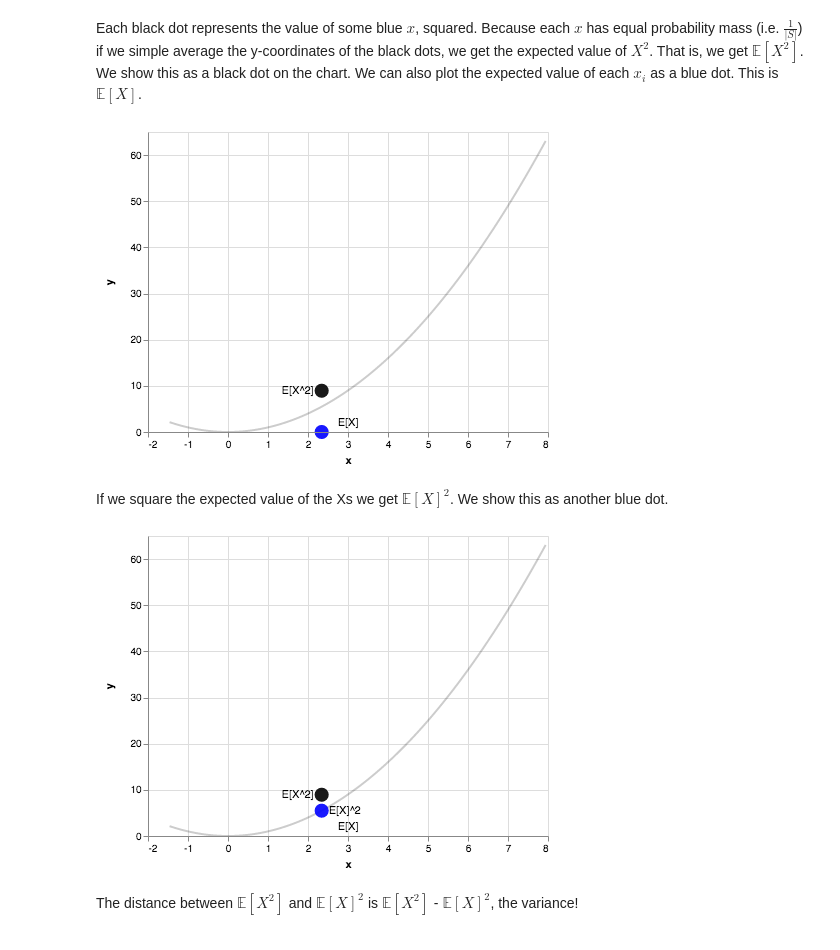
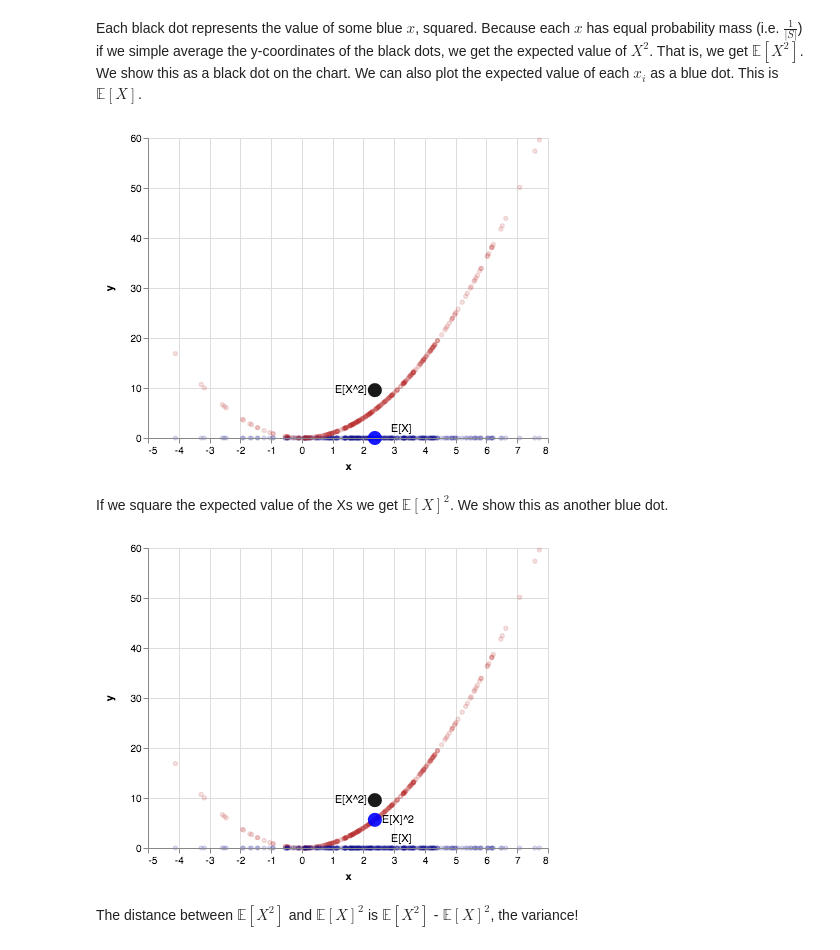
Before and after one commit to AbeHandler/variance, a Jupyter notebook: viz.ipynb, the cells around one changed output. Saved outputs shown, nothing was run; the diff lists cells and outputs as text; code cells hidden in the pictures.

```diff
--- a/viz.ipynb
+++ b/viz.ipynb
@@ -19,23 +19,24 @@ which is expected value of $X$ squared, minus the expected square of $X$. I neve
 Let's start by drawing some data from a 1 dimensional normal with some mean and some standard deviation. I'll make a histogram to visualize the data. I'll also plot the actual data as blue dots along the x axis.
 # %%
 import numpy as np
+from helper import *
+
+
+%load_ext autoreload
+%autoreload 2
+
+
 mu, sigma = 2.5, 2 # mean and standard deviation
 N = 300
 nbins = 10
-s = [o for o in np.random.normal(mu, sigma, size=N)]
+
+s =  np.random.normal(mu, sigma, size=N)
 
 values, bins = np.histogram(s, bins=np.arange(-3, nbins + 1))
 
-dt = make_altair_object(bins, values)
+histogram = make_bar_chart(size=10, opacity=.2, X=bins, Y=values)
 
-c1 = make_bar_chart(size=10, opacity=.2, data=dt)
+x_points = make_scatter_chart(size=10, opacity=.2, X=s, Y=np.zeros(len(s)))
 
-dt = make_altair_object(s, np.zeros(len(s)))
-
-x_points = alt.Chart(dt).mark_point(size=20, opacity=.4).encode(
-        x='x:Q',  # specify ordinal data
-        y='y:Q',  # specify quantitative data
-    )
-
-c1 + x_points
+histogram + x_points
 # %% [output]
@@ -80,0 +46,6 @@ functools.reduce(lambda a,b : a+b,guide_lies + [x_points  + x2_points])
+# %%
+x2_points = make_scatter_chart(size=10, opacity=.2, X=s, Y=[i ** 2 for i in s], color="firebrick")
+
+guide_lines = make_guide_lines(s)
+
+functools.reduce(lambda a,b : a+b,guide_lines + [x_points  + x2_points])
@@ -83,12 +56,6 @@ Each black dot represents the value of some blue $x$, squared. Because each $x$
 # %%
 expectedx2 = np.mean([i ** 2 for i in s])
 
-
-def make_altair_object_labels(X, Y, L):
-        bi = []
-        for x, y, l in zip(X,Y,L):
-            bi.append({"x":x, "y":y, "label": l})
-        return alt.Data({"values" : bi})
 
 dt = make_altair_object_labels(X=[np.mean(s)], Y=[expectedx2], L=["E[X^2]"])
 
@@ -123,8 +90,8 @@ text2 = expected_x.mark_text(
     text='label:N'
 )
 
-x2 + expected_x2 + text + expected_x + text2
+x_points + expected_x2 + text + expected_x + text2 + x2_points
 # %% [output]
-[figure, old version]
+[figure, new version]
 # %% [markdown]
 If we square the expected value of the Xs we get $\mathbb{E}[X]^2$. We show this as another blue dot.
@@ -133,19 +98,21 @@ dt = make_altair_object_labels(X=[np.mean(s)], Y=[np.mean(s)** 2], L=["E[X]^2"])
 # %%
+dt = make_altair_object_labels(X=[np.mean(s)], Y=[np.mean(s)** 2], L=["E[X]^2"])
+
 c7 = alt.Chart(dt).mark_point(opacity=expectation_opacity, size=expectation_size, color="blue", filled=True).encode(
     x='x:Q',  # specify ordinal data
     y='y:Q',  # specify quantitative data
 )
 
 text7 = c7.mark_text(
     align='left',
     baseline='middle',
     dx=7
 ).encode(
     text='label:N'
 )
-x2 + expected_x2 + text + text2 + c7 +  text7
+x2_points + expected_x2 + text + text2 + c7 +  text7 + x_points
 # %% [output]
-[figure, old version]
+[figure, new version]
 # %% [markdown]
 The distance between $\mathbb{E}[X^2]$ and $\mathbb{E}[X]^2$ is $\mathbb{E}[X^2]$ - $\mathbb{E}[X]^2$, the variance!
 # %% [markdown]
```
Also changed, not shown: parts of 7 cells of this notebook.
